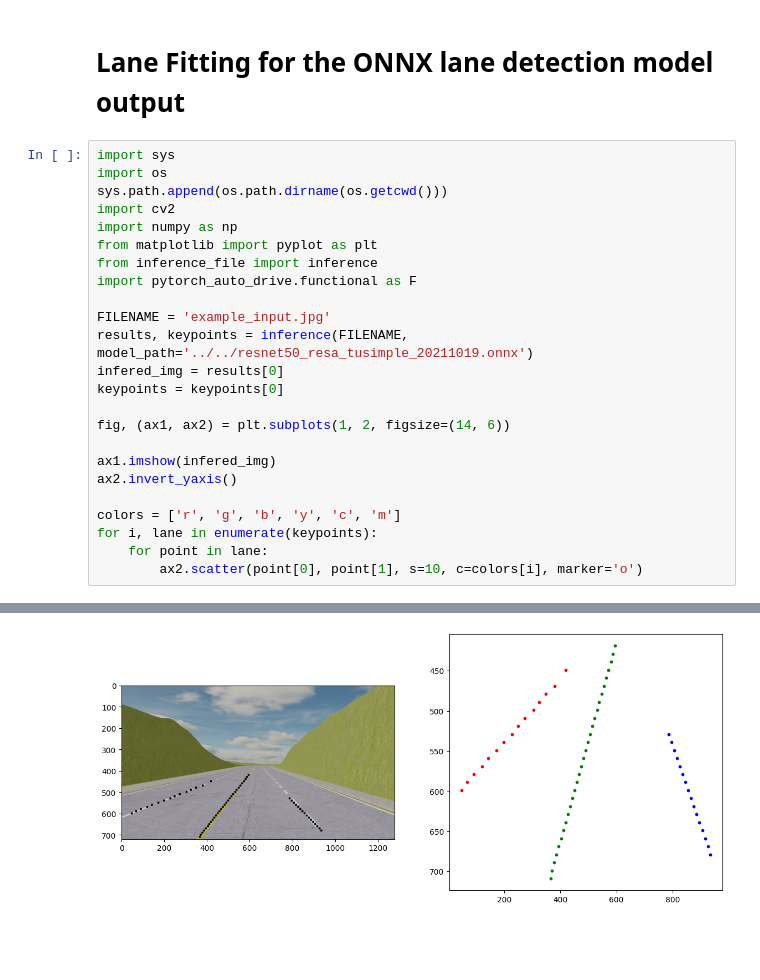
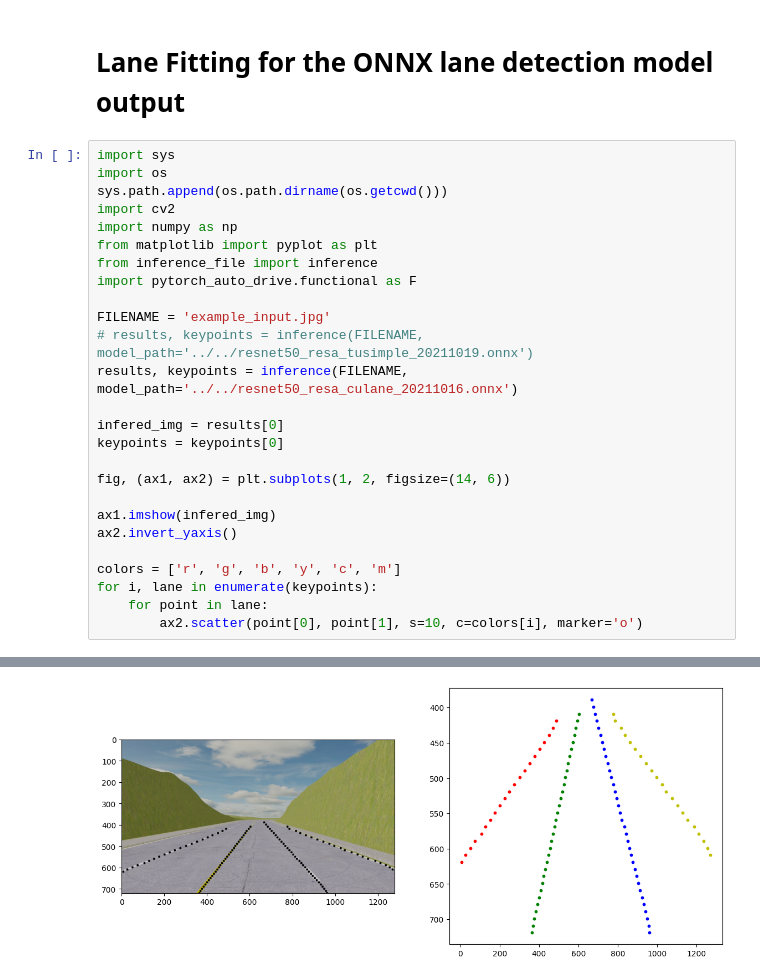
Before and after one commit to alexander-toch/lane-detection-e2e-attack, a Jupyter notebook: lane-fitting/lanefitting.ipynb, the cells around one changed output, grey strips where cells are left out. Drawn from its saved outputs; the diff is of its cells as text; blank space fills up the shorter version.

Commit message:
change to culane model

```diff
--- a/lane-fitting/lanefitting.ipynb
+++ b/lane-fitting/lanefitting.ipynb
@@ -11,7 +11,9 @@ from inference_file import inference
 import pytorch_auto_drive.functional as F
 
 FILENAME = 'example_input.jpg'
-results, keypoints = inference(FILENAME, model_path='../../resnet50_resa_tusimple_20211019.onnx')
+# results, keypoints = inference(FILENAME, model_path='../../resnet50_resa_tusimple_20211019.onnx')
+results, keypoints = inference(FILENAME, model_path='../../resnet50_resa_culane_20211016.onnx')
+
 infered_img = results[0]
 keypoints = keypoints[0]
 
@@ -29,4 +31,4 @@ for i, lane in enumerate(keypoints):
-[figure, old version]
+[figure, new version]
 # %%
 def getTransformMatrix(inpImage):
     # manually selected source and destination points
```
Also changed, not shown: parts of 5 cells of this notebook, 1 other file.
